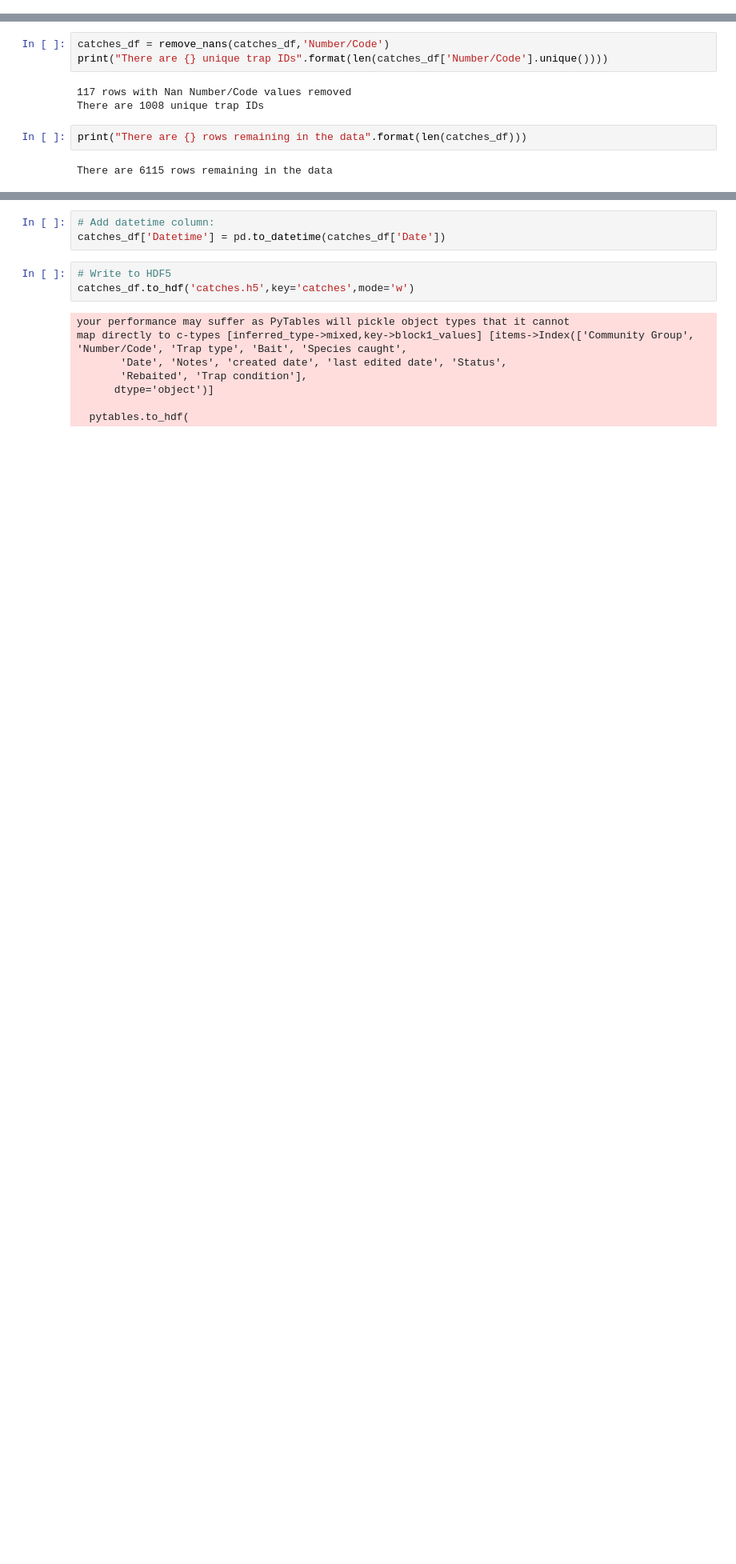
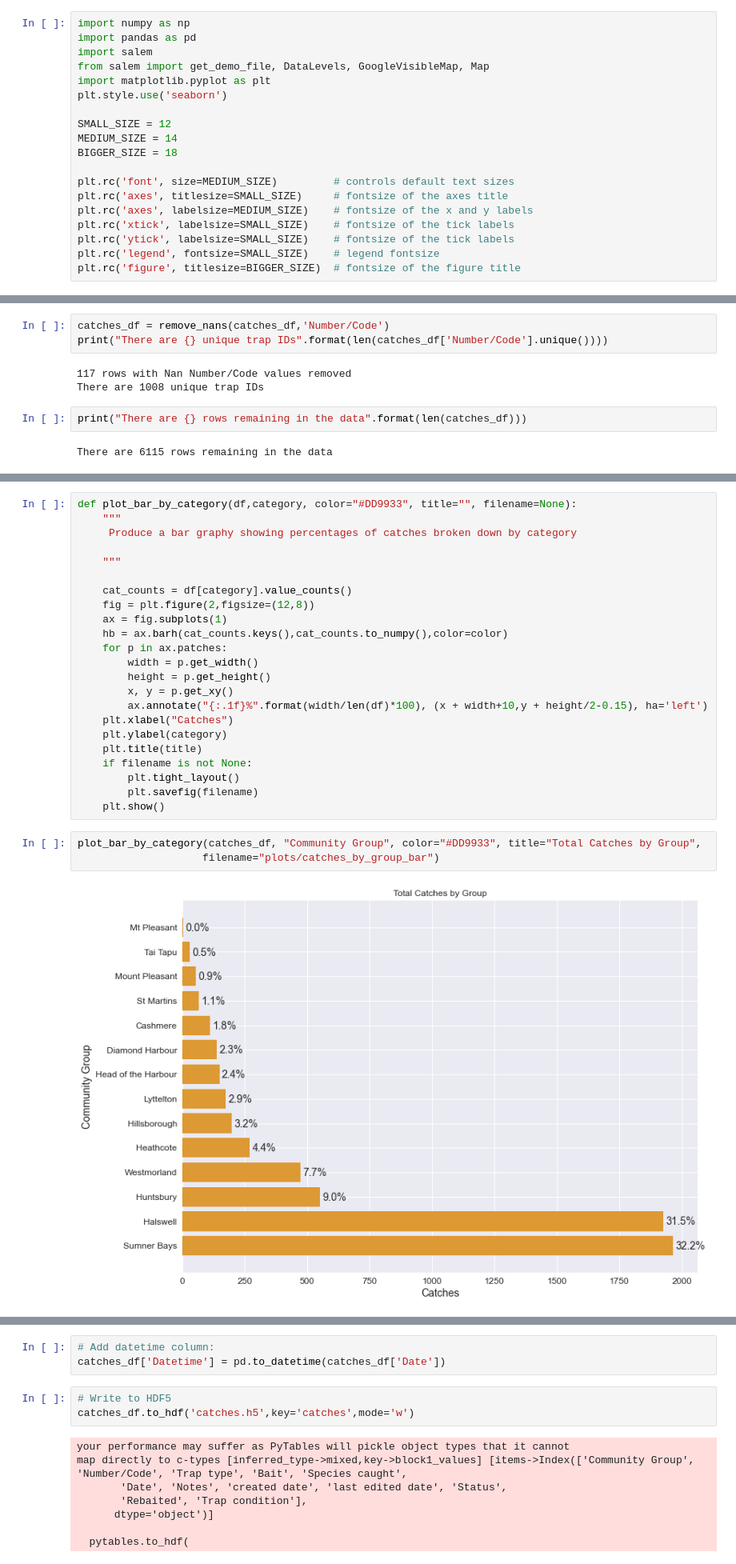
Before and after one commit to dqmcdonald/PredatorFreePortHills, a Jupyter notebook: Predator Free Port Hills - Data Exploration and Cleanup.ipynb, the cells around one changed output, grey strips where cells are left out. Shown at 80% size. Drawn from its saved outputs; the diff is of its cells as text; blank space fills up the shorter version.

```diff
--- a/Predator Free Port Hills - Data Exploration and Cleanup.ipynb
+++ b/Predator Free Port Hills - Data Exploration and Cleanup.ipynb
@@ -8,3 +1,22 @@ plt.style.use('seaborn')
+# %%
+import numpy as np
+import pandas as pd
+import salem
+from salem import get_demo_file, DataLevels, GoogleVisibleMap, Map
+import matplotlib.pyplot as plt
+plt.style.use('seaborn')
+
+SMALL_SIZE = 12
+MEDIUM_SIZE = 14
+BIGGER_SIZE = 18
+
+plt.rc('font', size=MEDIUM_SIZE)         # controls default text sizes
+plt.rc('axes', titlesize=SMALL_SIZE)     # fontsize of the axes title
+plt.rc('axes', labelsize=MEDIUM_SIZE)    # fontsize of the x and y labels
+plt.rc('xtick', labelsize=SMALL_SIZE)    # fontsize of the tick labels
+plt.rc('ytick', labelsize=SMALL_SIZE)    # fontsize of the tick labels
+plt.rc('legend', fontsize=SMALL_SIZE)    # legend fontsize
+plt.rc('figure', titlesize=BIGGER_SIZE)  # fontsize of the figure title
 # %%
 #Read the data:
 catches_df = pd.read_csv("catches_24_7_2021.csv")
@@ -105,0 +94,28 @@ plt.show()
+# %%
+def plot_bar_by_category(df,category, color="#DD9933", title="", filename=None):
+    """
+     Produce a bar graphy showing percentages of catches broken down by category
+
+    """
+
+    cat_counts = df[category].value_counts()
+    fig = plt.figure(2,figsize=(12,8))
+    ax = fig.subplots(1)
+    hb = ax.barh(cat_counts.keys(),cat_counts.to_numpy(),color=color)
+    for p in ax.patches:
+        width = p.get_width()
+        height = p.get_height()
+        x, y = p.get_xy()
+        ax.annotate("{:.1f}%".format(width/len(df)*100), (x + width+10,y + height/2-0.15), ha='left')
+    plt.xlabel("Catches")
+    plt.ylabel(category)
+    plt.title(title)
+    if filename is not None:
+        plt.tight_layout()
+        plt.savefig(filename)
+    plt.show()
+# %%
+plot_bar_by_category(catches_df, "Community Group", color="#DD9933", title="Total Catches by Group",
+                    filename="plots/catches_by_group_bar")
+# %% [output]
+[figure, added]
```
Also changed, not shown: parts of 7 cells of this notebook, 2 other files.
